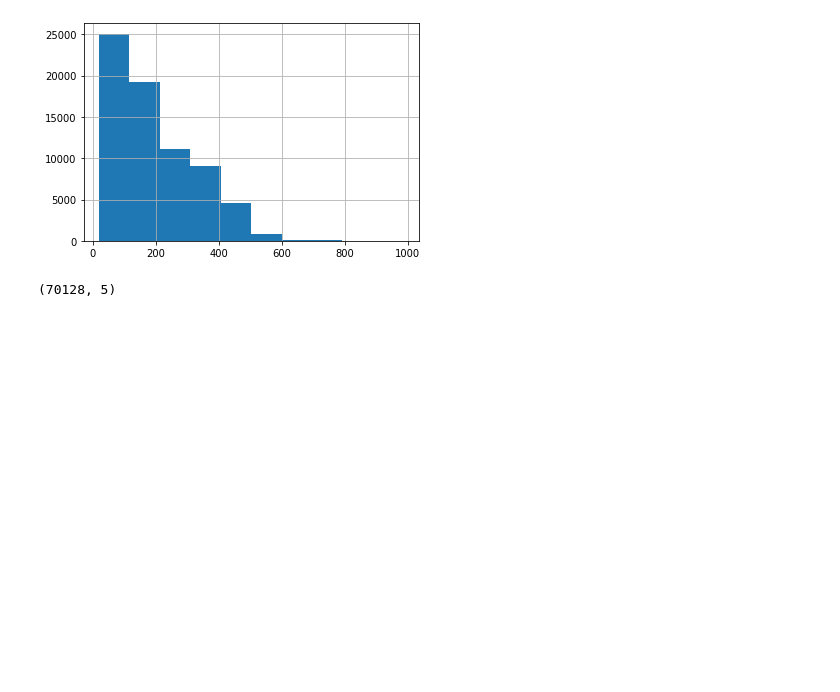
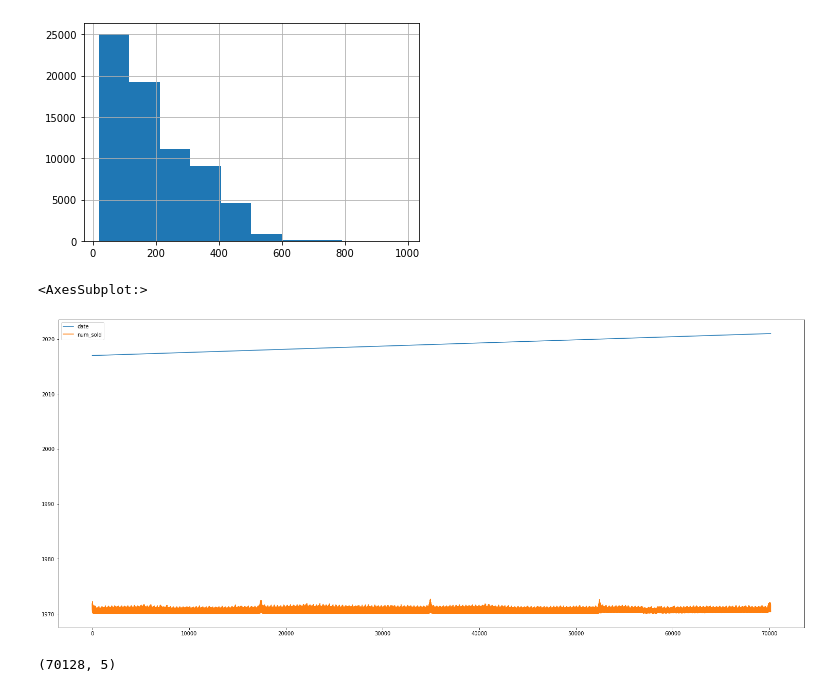
Before and after one commit to asimali004/Kaggle-Competition, a Jupyter notebook: timeseriesprediction.ipynb, the cells around one changed output. Saved outputs shown, nothing was run; the diff lists cells and outputs as text; code cells hidden in the pictures; blank space fills up the shorter version.

```diff
--- a/timeseriesprediction.ipynb
+++ b/timeseriesprediction.ipynb
@@ -86,3 +88,8 @@ df.num_sold.hist()
+# %%
+df.plot(kind="line",figsize=(26,11))
+# %% [output]
+<AxesSubplot:>
+[figure, added]
 # %%
 df.shape
 # %% [output]
```
Also changed, not shown: parts of 16 cells of this notebook.
